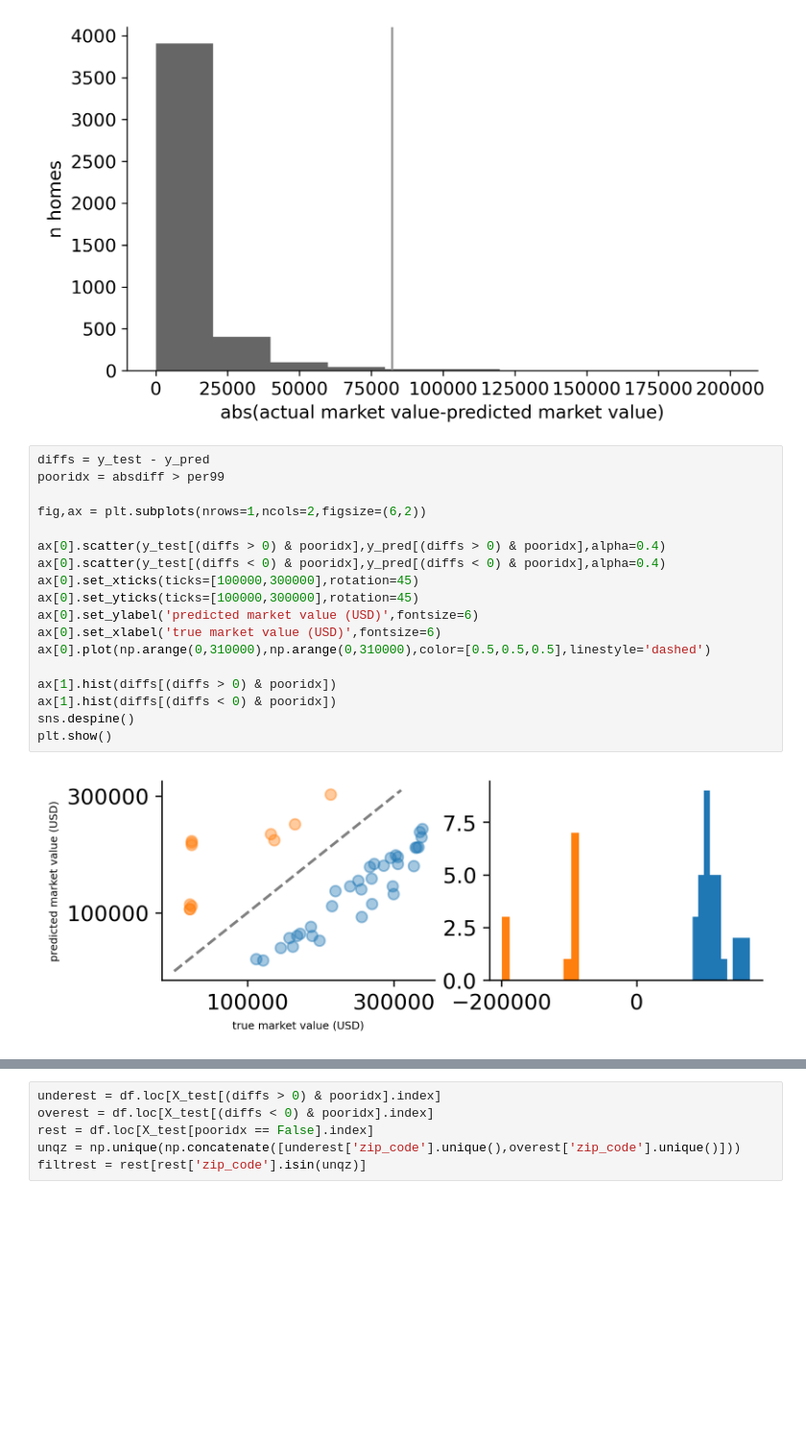
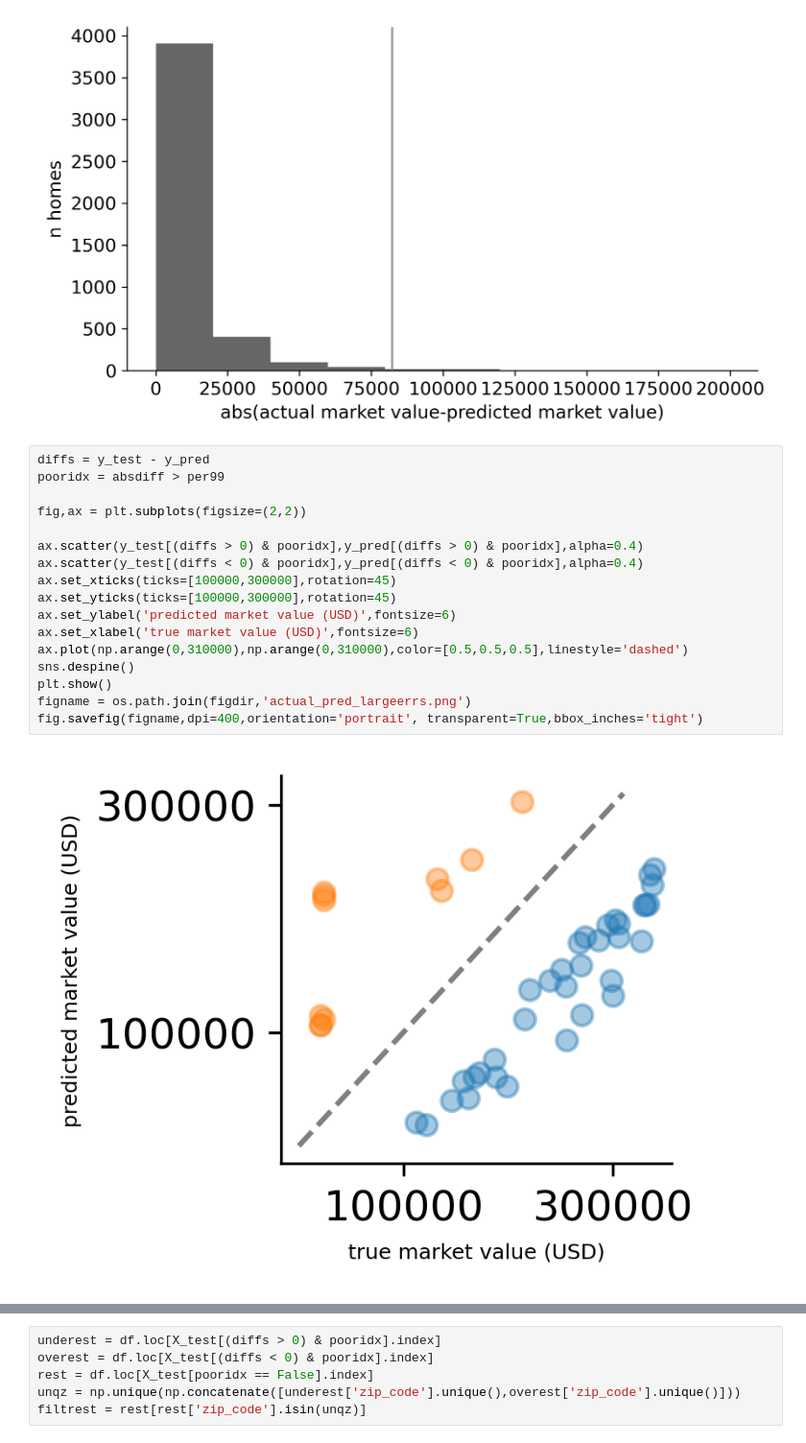
Before and after one commit to kadougherty/philadelphiaprops, a Jupyter notebook: evaluate.ipynb, the cells around one changed output, grey strips where cells are left out. Shown at 96% size. Drawn from its saved outputs; the diff is of its cells as text; blank space fills up the shorter version.

```diff
--- a/evaluate.ipynb
+++ b/evaluate.ipynb
@@ -167,20 +171,19 @@ plt.show()
 # %%
 diffs = y_test - y_pred
 pooridx = absdiff > per99
 
-fig,ax = plt.subplots(nrows=1,ncols=2,figsize=(6,2))
+fig,ax = plt.subplots(figsize=(2,2))
 
-ax[0].scatter(y_test[(diffs > 0) & pooridx],y_pred[(diffs > 0) & pooridx],alpha=0.4)
-ax[0].scatter(y_test[(diffs < 0) & pooridx],y_pred[(diffs < 0) & pooridx],alpha=0.4)
-ax[0].set_xticks(ticks=[100000,300000],rotation=45)
-ax[0].set_yticks(ticks=[100000,300000],rotation=45)
-ax[0].set_ylabel('predicted market value (USD)',fontsize=6)
-ax[0].set_xlabel('true market value (USD)',fontsize=6)
-ax[0].plot(np.arange(0,310000),np.arange(0,310000),color=[0.5,0.5,0.5],linestyle='dashed')
-
-ax[1].hist(diffs[(diffs > 0) & pooridx])
-ax[1].hist(diffs[(diffs < 0) & pooridx])
+ax.scatter(y_test[(diffs > 0) & pooridx],y_pred[(diffs > 0) & pooridx],alpha=0.4)
+ax.scatter(y_test[(diffs < 0) & pooridx],y_pred[(diffs < 0) & pooridx],alpha=0.4)
+ax.set_xticks(ticks=[100000,300000],rotation=45)
+ax.set_yticks(ticks=[100000,300000],rotation=45)
+ax.set_ylabel('predicted market value (USD)',fontsize=6)
+ax.set_xlabel('true market value (USD)',fontsize=6)
+ax.plot(np.arange(0,310000),np.arange(0,310000),color=[0.5,0.5,0.5],linestyle='dashed')
 sns.despine()
 plt.show()
+figname = os.path.join(figdir,'actual_pred_largeerrs.png')
+fig.savefig(figname,dpi=400,orientation='portrait', transparent=True,bbox_inches='tight')
 # %% [output]
-[figure, old version]
+[figure, new version]
```
Also changed, not shown: parts of 5 cells of this notebook, 3 other files.
